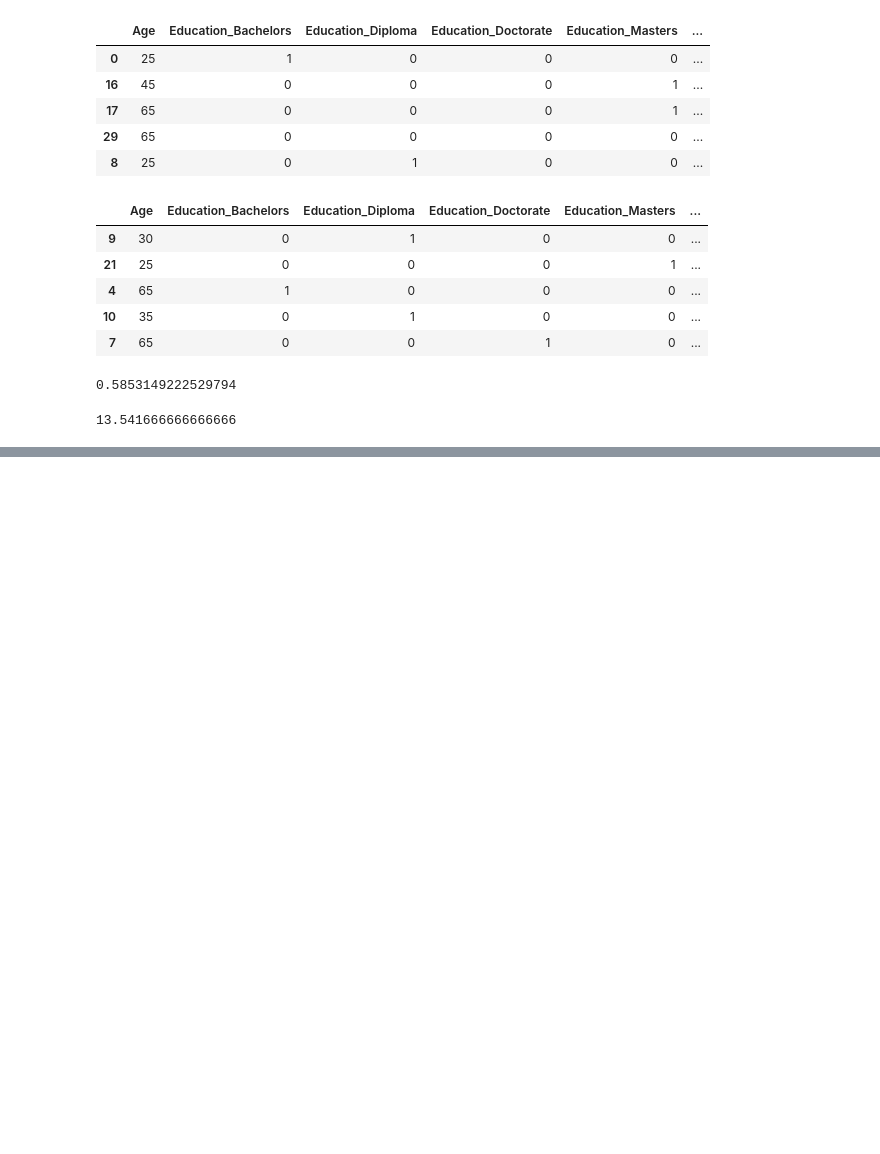
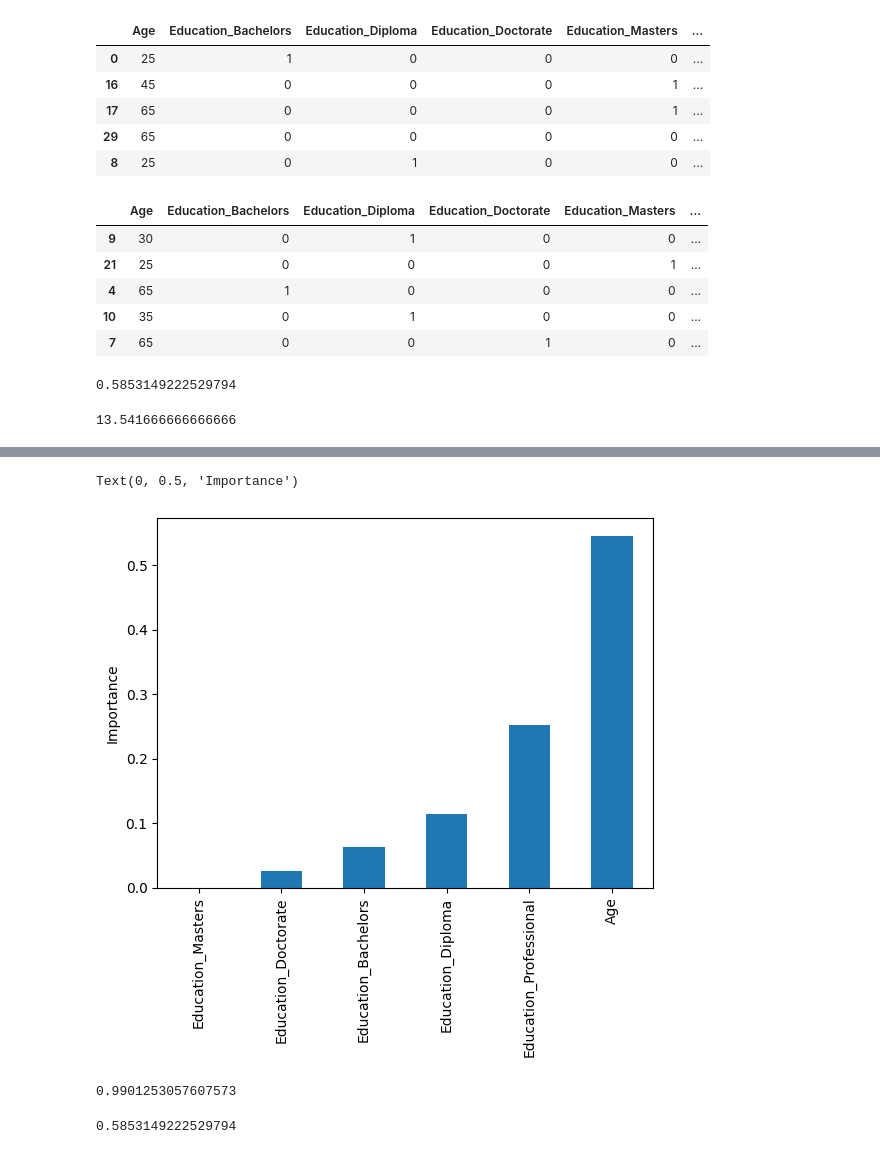
Before and after one commit to Mujeebhussain153/ML-with-Python, a Jupyter notebook: ML with python - Decision -trees/DecisionTreeIncome.ipynb, the cells around one changed output, grey strips where cells are left out. Drawn from its saved outputs; the diff is of its cells as text; code cells hidden in the pictures; blank space fills up the shorter version.

```diff
--- a/ML with python - Decision -trees/DecisionTreeIncome.ipynb
+++ b/ML with python - Decision -trees/DecisionTreeIncome.ipynb
@@ -120,0 +176,7 @@ ms
+# %%
+feature_importance = pd.Series(importance, index=x_train.columns)
+feature_importance.sort_values().plot(kind='bar')
+plt.ylabel('Importance')
+# %% [output]
+Text(0, 0.5, 'Importance')
+[figure, added]
@@ -120,0 +185,8 @@ ms
+# %%
+model.score(x_train, y_train)
+# %% [output]
+0.9901253057607573
+# %%
+model.score(x_test, y_test)
+# %% [output]
+0.5853149222529794
```
Also changed, not shown: parts of 15 cells of this notebook, 1 other file.
